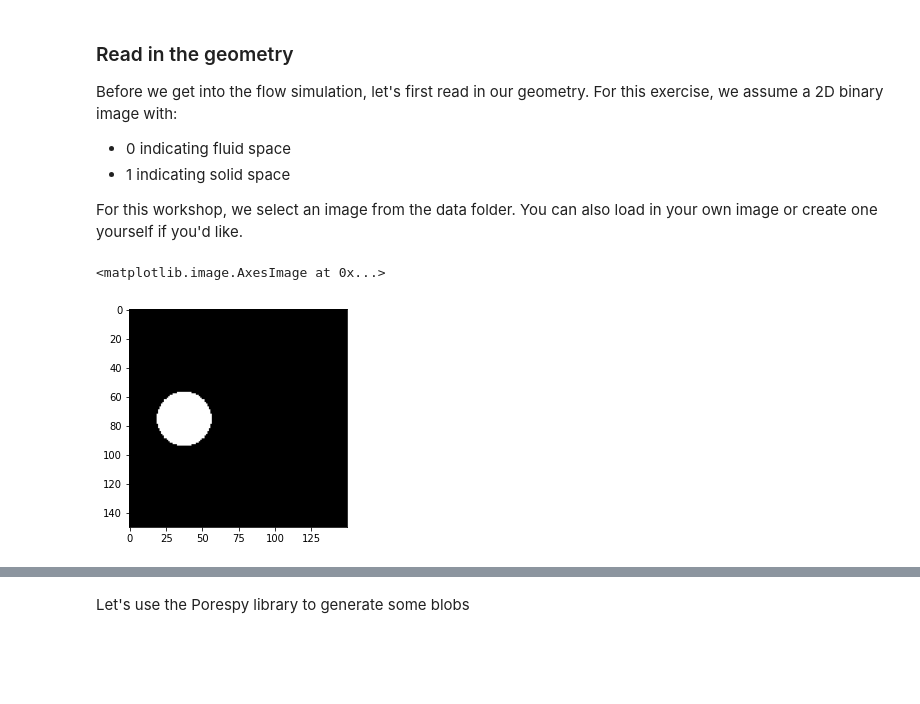
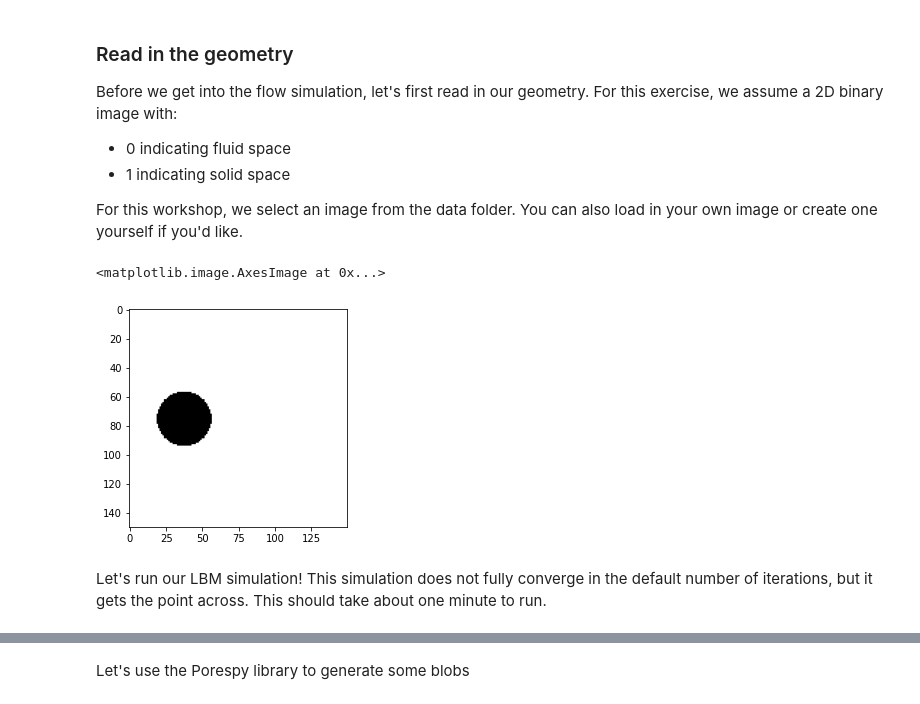
Before and after one commit to BC-Chang/LBM_Workshop, a Jupyter notebook: D2Q9_LBM_main.ipynb, the cells around one changed output, grey strips where cells are left out. Cells and saved outputs as stored; diff of their text form; code cells hidden in the pictures; blank space fills up the shorter version.

```diff
--- a/D2Q9_LBM_main.ipynb
+++ b/D2Q9_LBM_main.ipynb
@@ -406,13 +395,15 @@ For this workshop, we select an image from the data folder. You can also load in
 # %%
 Nx = 150
 Ny = 150
 X, Y = np.meshgrid(range(Nx), range(Ny))
 data = (X - Nx/4)**2 + (Y - Ny/2)**2 < (Ny/8)**2
 
-plt.imshow(data, cmap='binary_r')
+plt.imshow(data, cmap='binary')
 # %% [output]
 <matplotlib.image.AxesImage at 0x...>
-[figure, old version]
+[figure, new version]
+# %% [markdown]
+Let's run our LBM simulation! This simulation does not fully converge in the default number of iterations, but it gets the point across. This should take about one minute to run.
 # %%
 u_x, u_y, u = run_lbm(data)
 # %% [output]
```
Also changed, not shown: parts of 11 cells of this notebook.
